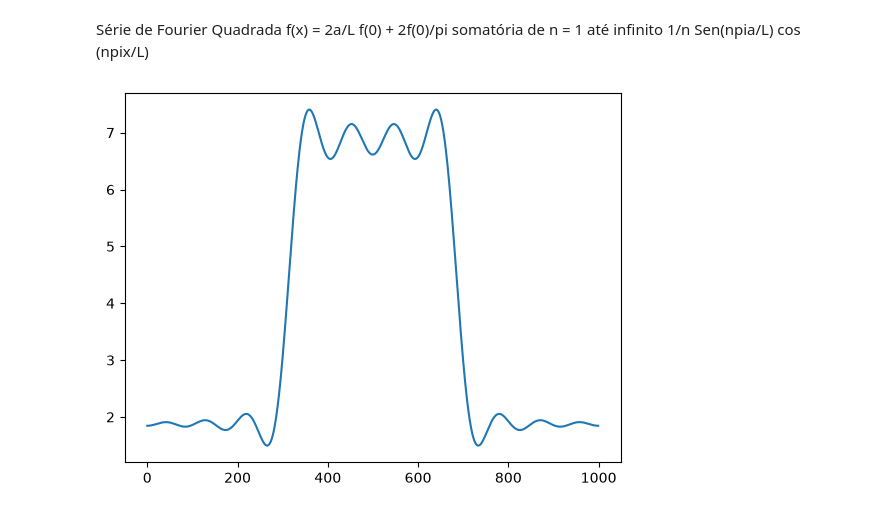
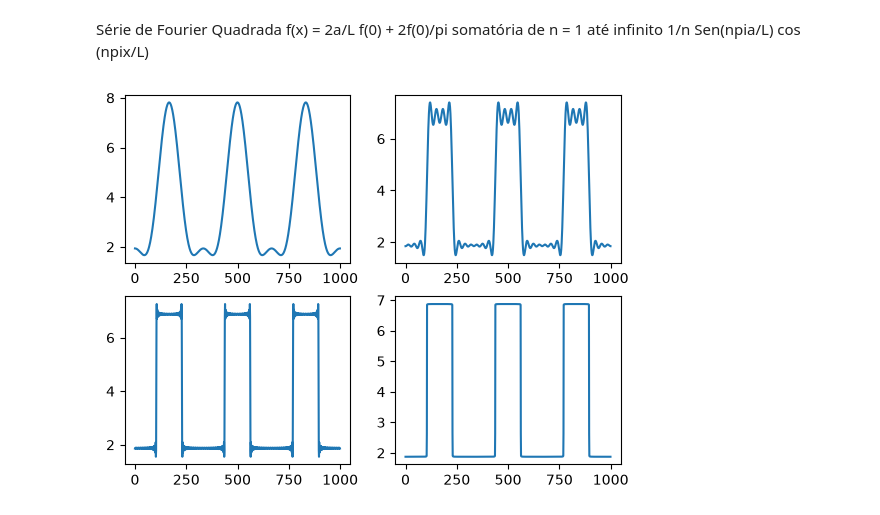
Before and after one commit to HuTiim/Fisica-Matematica, a Jupyter notebook: Fourierquadrada.ipynb, the cells around one changed output. Drawn from its saved outputs; the diff is of its cells as text; code cells hidden in the pictures.

Commit message:
adicionando subplots das séries

```diff
--- a/Fourierquadrada.ipynb
+++ b/Fourierquadrada.ipynb
@@ -5,7 +5,7 @@ import matplotlib.pyplot as plt
 Série de Fourier Quadrada f(x) = 2a/L f(0) + 2f(0)/pi somatória de n = 1 até infinito 1/n Sen(npia/L) cos (npix/L)
 # %%
 L = 8
-x = np.linspace(-L, L, 1000)
+x = np.linspace(3*-L, 3*L, 1000)
 a = 3
 f0 = 5
 # %%
@@ -16,7 +16,14 @@ def f(nmax):
 
     return resultado
 # %%
+plt.subplot(2,2,1)
+plt.plot(f(2))
+plt.subplot(2,2,2)
 plt.plot(f(10))
+plt.subplot(2,2,3)
+plt.plot(f(100))
+plt.subplot(2,2,4)
+plt.plot(f(1000))
 plt.show()
 # %% [output]
-[figure, old version]
+[figure, new version]
```
